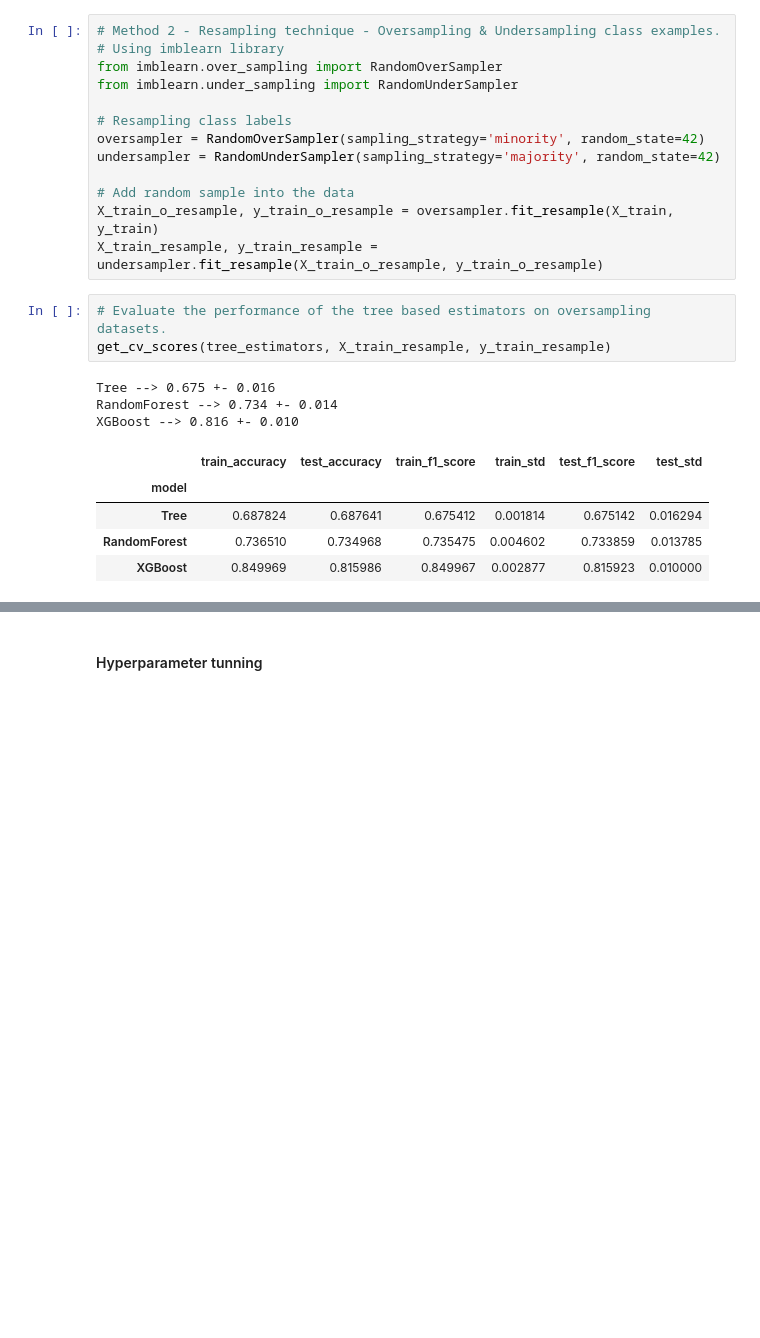
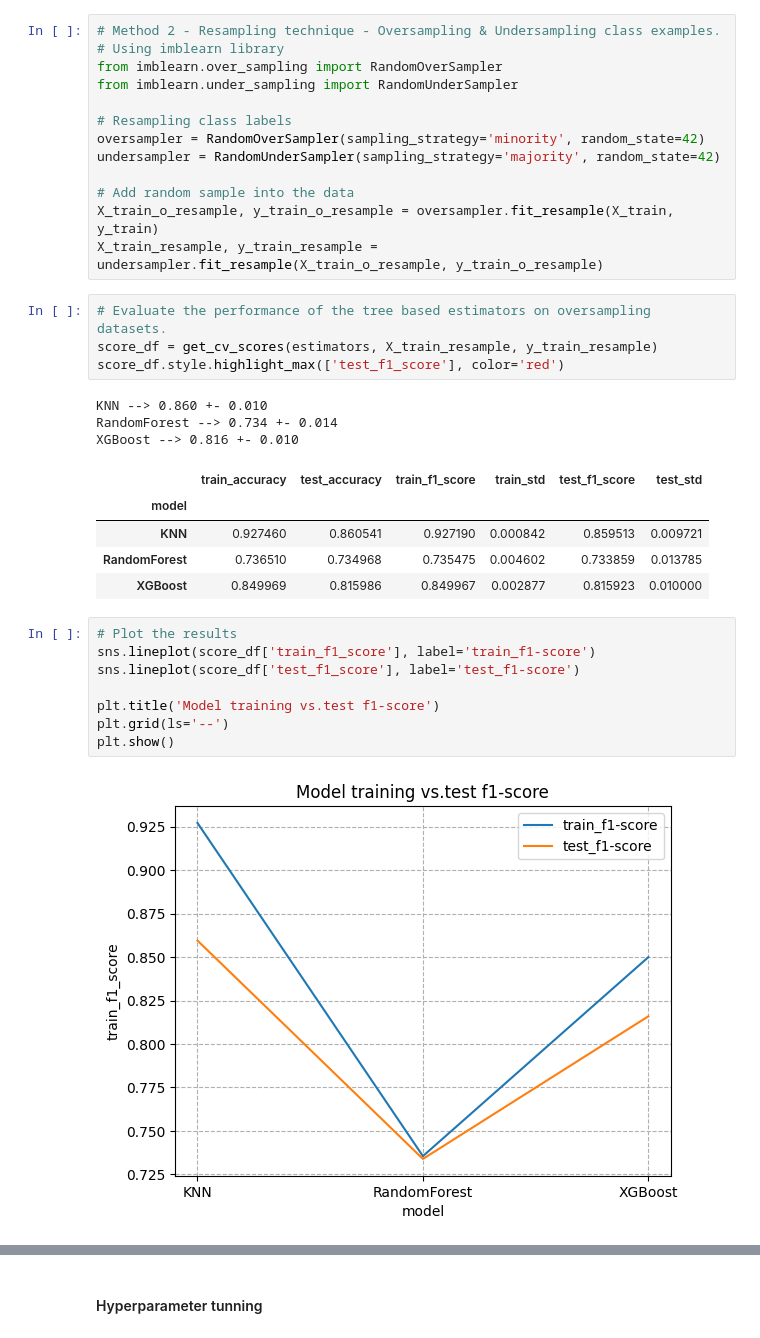
Before and after one commit to madhuri-15/Machine-learning-Projects, a Jupyter notebook: customer-churn-predictions/Notebooks/model-evaluation.ipynb, the cells around one changed output, grey strips where cells are left out. Drawn from its saved outputs; the diff is of its cells as text; blank space fills up the shorter version.

```diff
--- a/customer-churn-predictions/Notebooks/model-evaluation.ipynb
+++ b/customer-churn-predictions/Notebooks/model-evaluation.ipynb
@@ -313,14 +223,25 @@ X_train_o_resample, y_train_o_resample = oversampler.fit_resample(X_train, y_tra
 X_train_resample, y_train_resample = undersampler.fit_resample(X_train_o_resample, y_train_o_resample)
 # %%
 # Evaluate the performance of the tree based estimators on oversampling datasets.
-get_cv_scores(tree_estimators, X_train_resample, y_train_resample)
+score_df = get_cv_scores(estimators, X_train_resample, y_train_resample)
+score_df.style.highlight_max(['test_f1_score'], color='red')
 # %% [output]
-Tree --> 0.675 +- 0.016
+KNN --> 0.860 +- 0.010
 RandomForest --> 0.734 +- 0.014
 XGBoost --> 0.816 +- 0.010
 |  | train_accuracy | test_accuracy | train_f1_score | train_std | test_f1_score | test_std |
 | model |  |  |  |  |  |  |
-| Tree | 0.687824 | 0.687641 | 0.675412 | 0.001814 | 0.675142 | 0.016294 |
+| KNN | 0.927460 | 0.860541 | 0.927190 | 0.000842 | 0.859513 | 0.009721 |
 | RandomForest | 0.736510 | 0.734968 | 0.735475 | 0.004602 | 0.733859 | 0.013785 |
 | XGBoost | 0.849969 | 0.815986 | 0.849967 | 0.002877 | 0.815923 | 0.010000 |
+# %%
+# Plot the results
+sns.lineplot(score_df['train_f1_score'], label='train_f1-score')
+sns.lineplot(score_df['test_f1_score'], label='test_f1-score')
+
+plt.title('Model training vs.test f1-score')
+plt.grid(ls='--')
+plt.show()
+# %% [output]
+[figure, added]
 # %% [markdown]
```
Also changed, not shown: parts of 30 cells of this notebook, 2 other files.
